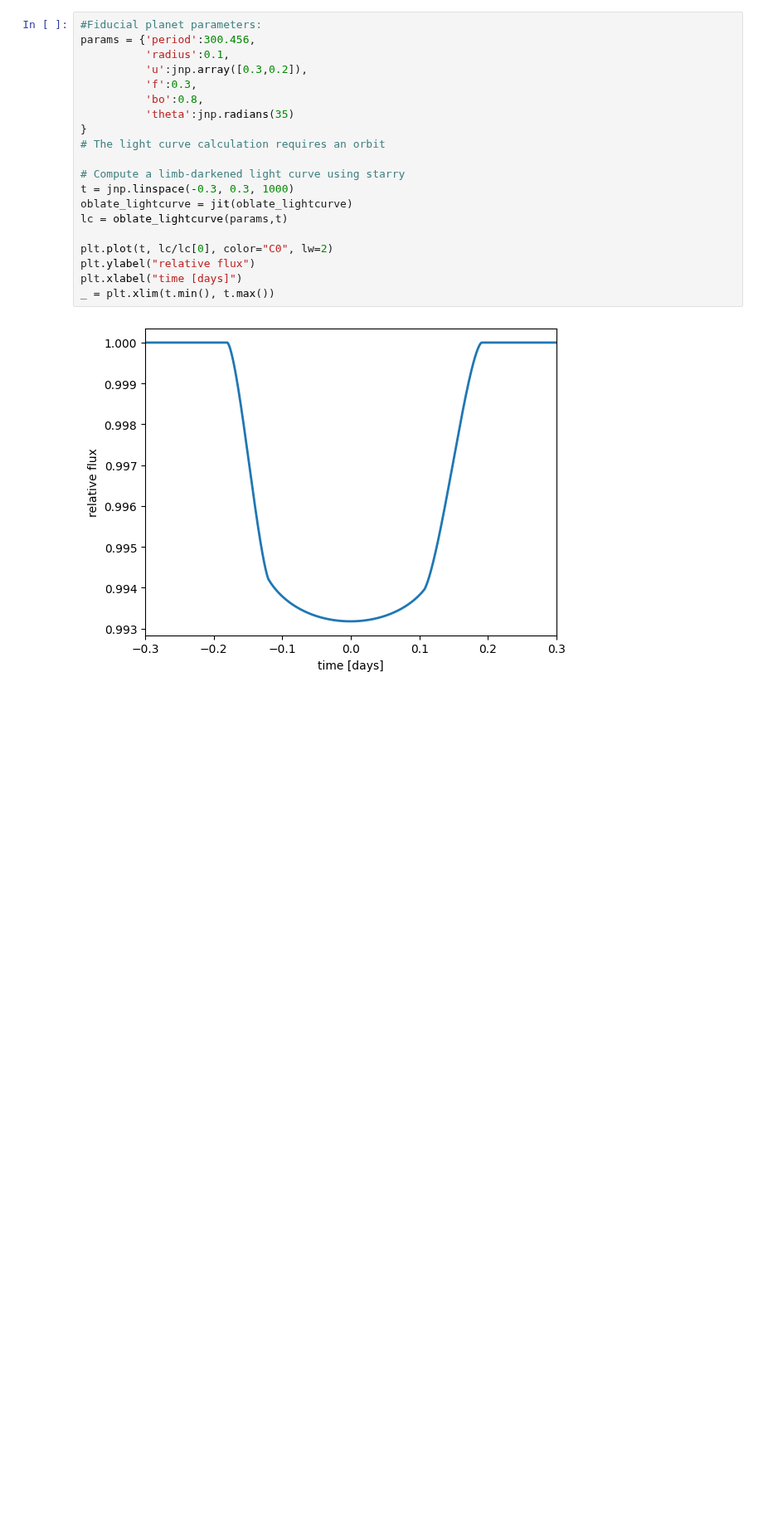
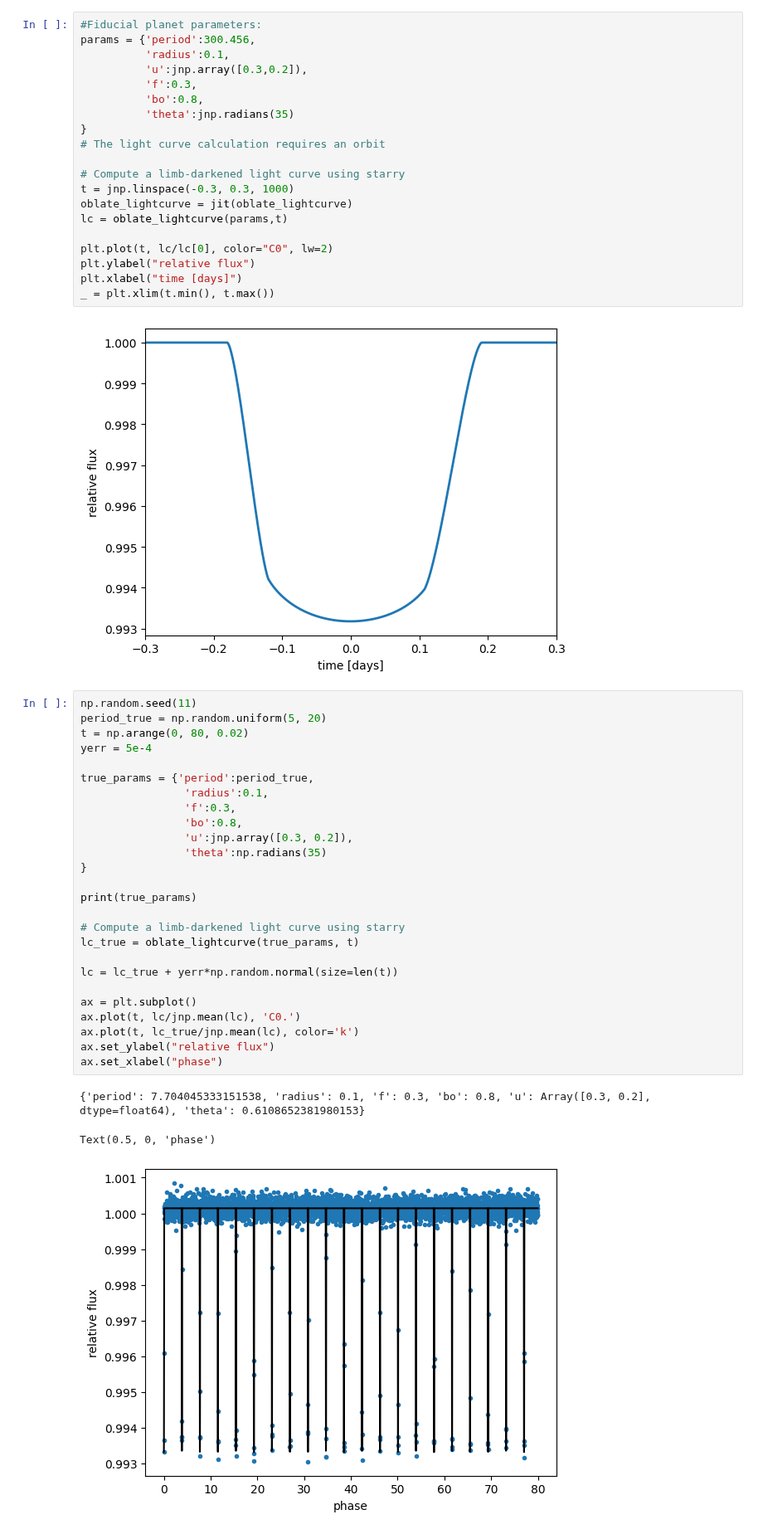
Before and after one commit to shishirdholakia/eclipsoid, a Jupyter notebook: notebooks/FittingOblatePlanet.ipynb, the cells around one changed output. Shown at 83% size. Saved outputs shown, nothing was run; the diff lists cells and outputs as text; blank space fills up the shorter version.

Commit message:
Light curve method added

```diff
--- a/notebooks/FittingOblatePlanet.ipynb
+++ b/notebooks/FittingOblatePlanet.ipynb
@@ -44,3 +44,33 @@ plt.xlabel("time [days]")
 _ = plt.xlim(t.min(), t.max())
 # %% [output]
 [figure]
+# %%
+np.random.seed(11)
+period_true = np.random.uniform(5, 20)
+t = np.arange(0, 80, 0.02)
+yerr = 5e-4
+
+true_params = {'period':period_true,
+                'radius':0.1,
+                'f':0.3,
+                'bo':0.8,
+                'u':jnp.array([0.3, 0.2]),
+                'theta':np.radians(35)
+}
+
+print(true_params)
+
+# Compute a limb-darkened light curve using starry
+lc_true = oblate_lightcurve(true_params, t)
+
+lc = lc_true + yerr*np.random.normal(size=len(t))
+
+ax = plt.subplot()
+ax.plot(t, lc/jnp.mean(lc), 'C0.')
+ax.plot(t, lc_true/jnp.mean(lc), color='k')
+ax.set_ylabel("relative flux")
+ax.set_xlabel("phase")
+# %% [output]
+{'period': 7.704045333151538, 'radius': 0.1, 'f': 0.3, 'bo': 0.8, 'u': Array([0.3, 0.2], dtype=float64), 'theta': 0.6108652381980153}
+Text(0.5, 0, 'phase')
+[figure, added]
```
